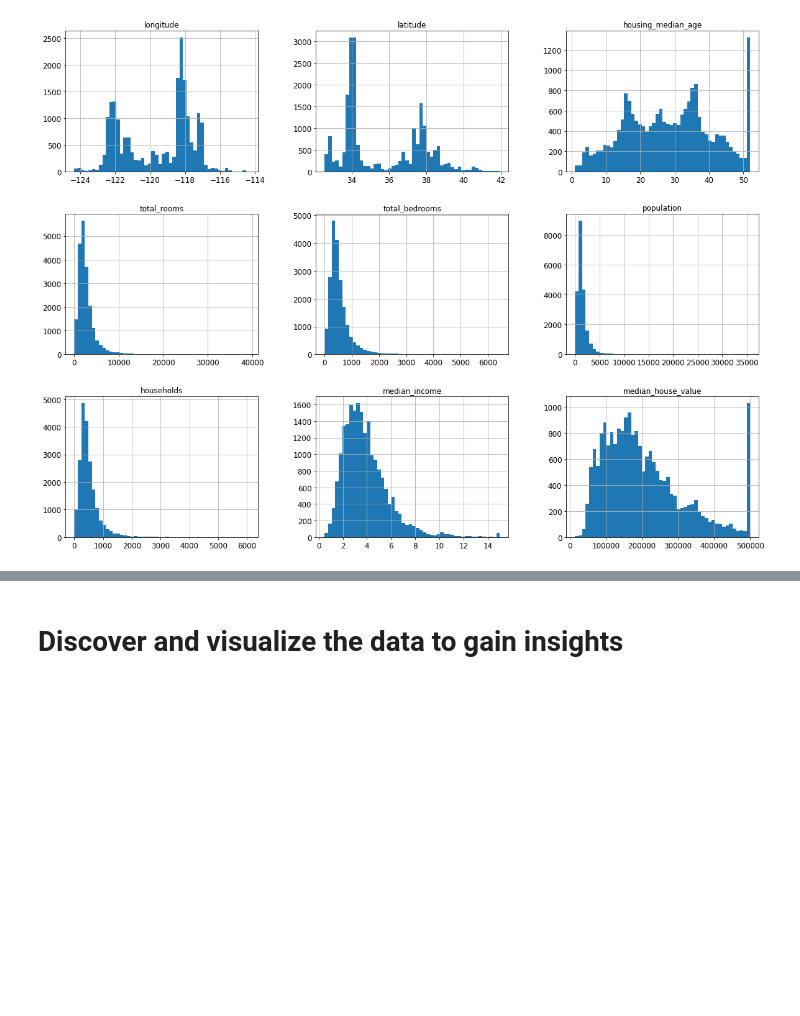
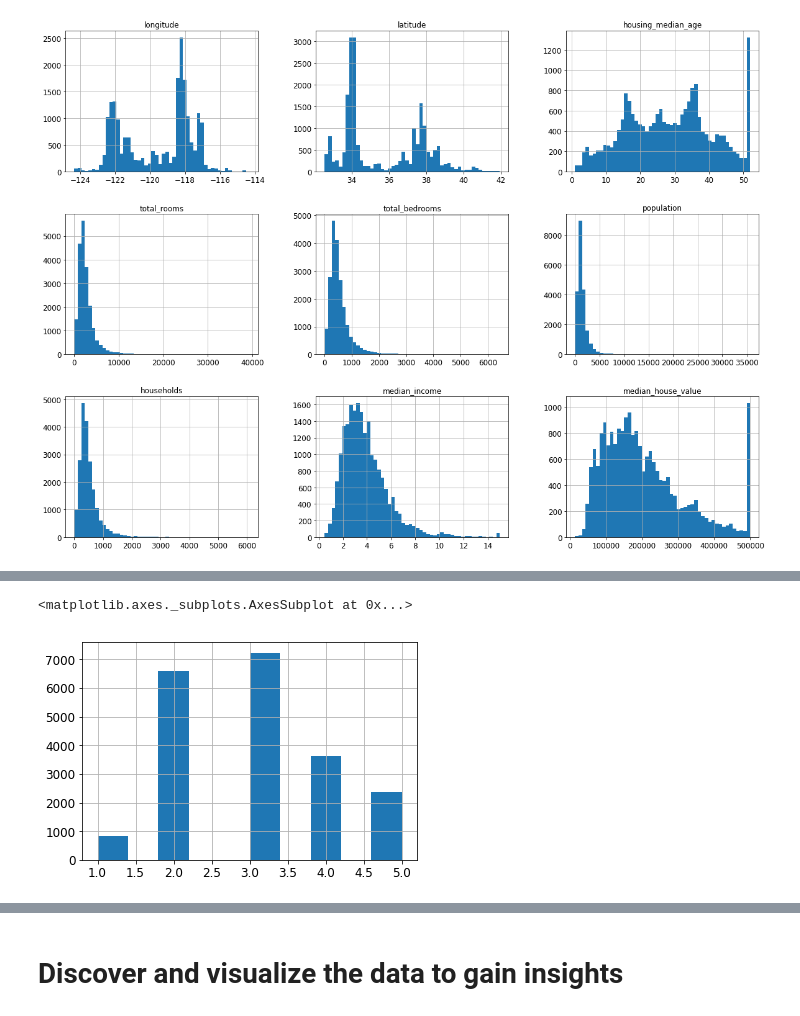
Before and after one commit to viggiano75/hands_on_ml, a Jupyter notebook: 02_end_to_end_machine_learning_project.ipynb, the cells around one changed output, grey strips where cells are left out. Saved outputs shown, nothing was run; the diff lists cells and outputs as text; code cells hidden in the pictures; blank space fills up the shorter version.

```diff
--- a/02_end_to_end_machine_learning_project.ipynb
+++ b/02_end_to_end_machine_learning_project.ipynb
@@ -78,8 +80,8 @@ def load_housing_data(housing_path=HOUSING_PATH):
 # %% [markdown]
 ## Info do dataset
 # %%
-housing = load_housing_data()
-housing.head()
+df = load_housing_data()
+df.head()
 # %% [output]
  Lendo arquivo do caminho: datasets\housing\housing.csv
 |  | longitude | latitude | housing_median_age | total_rooms | total_bedrooms | population | households | ... |
@@ -198,4 +150,14 @@ housing["median_income"].hist()
 # %%
-housing["income_cat"] = pd.cut(housing["median_income"],
-                               bins=[0., 1.5, 3.0, 4.5, 6., np.inf],
-                               labels=[1, 2, 3, 4, 5])
+'''
+CODIGO EXLCUSIVO
+
+Criando variável para extratificar o split
+'''
+
+df["income_cat"] = pd.cut(df["median_income"],
+                          bins=[0., 1.5, 3.0, 4.5, 6., np.inf],
+                          labels=[1, 2, 3, 4, 5])
+df["income_cat"].hist()
+# %% [output]
+<matplotlib.axes._subplots.AxesSubplot at 0x...>
+[figure, added]
```
Also changed, not shown: parts of 49 cells of this notebook.
